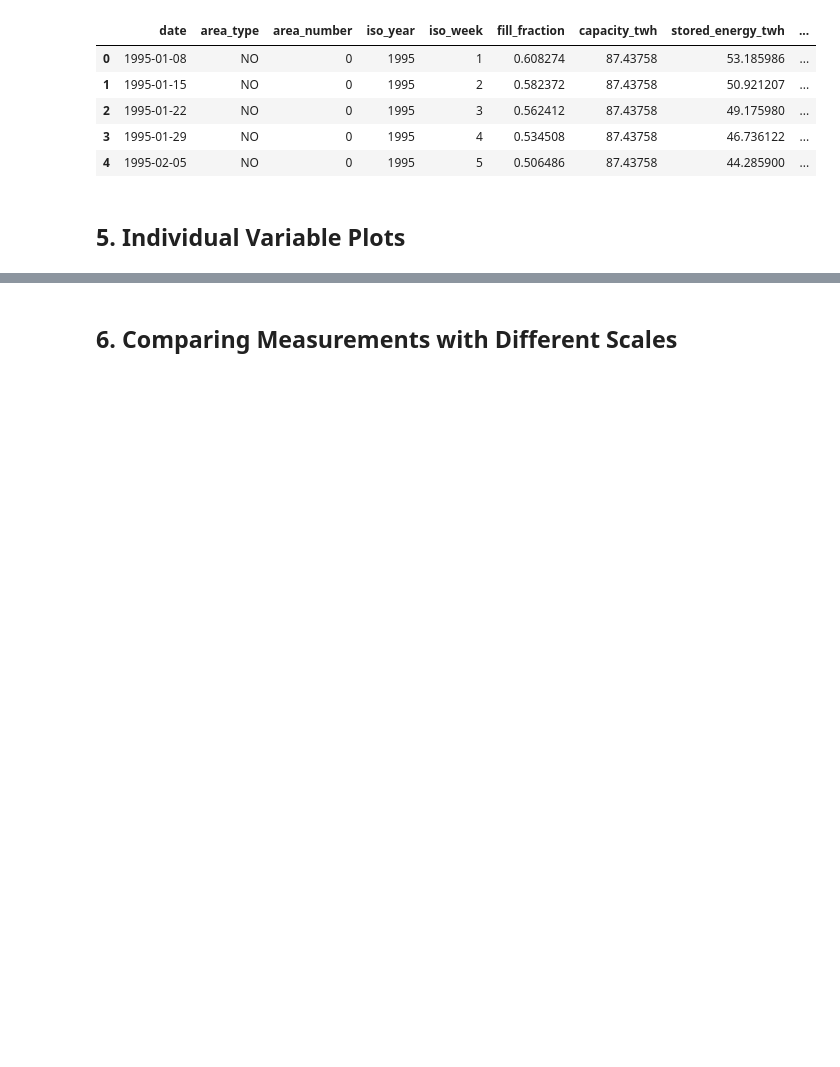
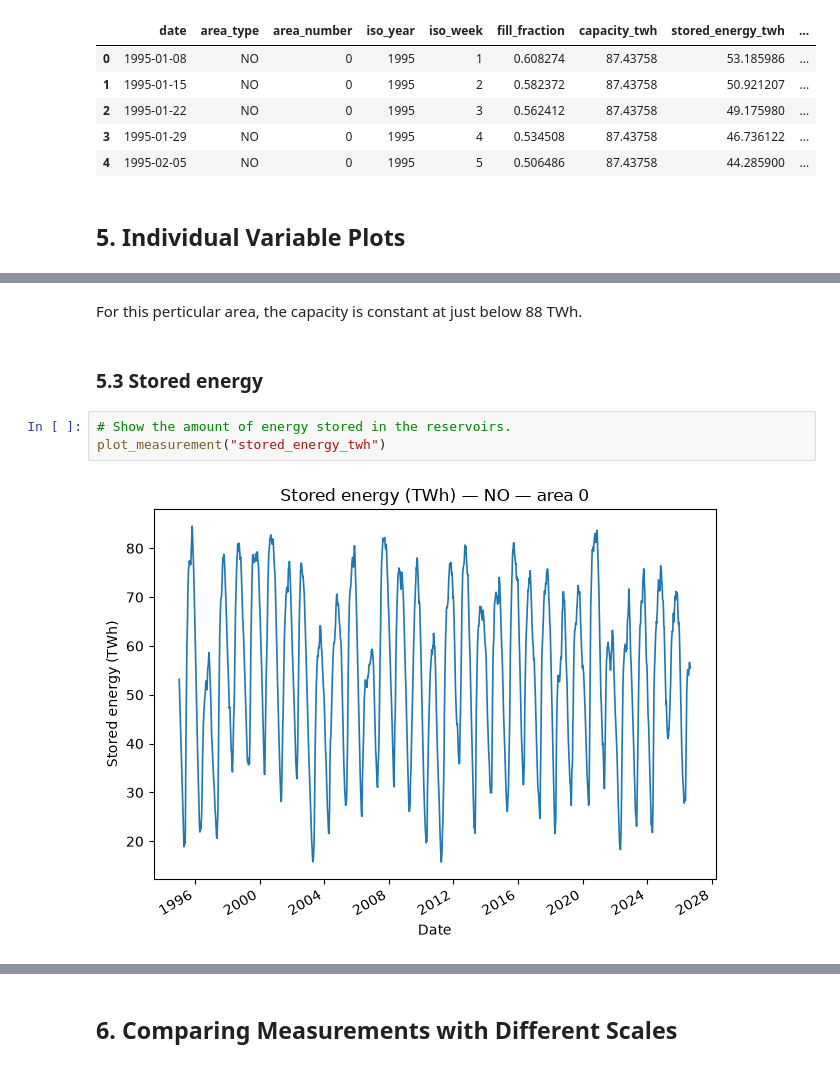
Before and after one commit to IngeGiljeGunnarshaug/ind320-inge-gilje-gunnarshaug, a Jupyter notebook: analysis.ipynb, the cells around one changed output, grey strips where cells are left out. Drawn from its saved outputs; the diff is of its cells as text; blank space fills up the shorter version.

```diff
--- a/analysis.ipynb
+++ b/analysis.ipynb
@@ -381,0 +457,9 @@ Observations: 1,653
+# %% [markdown]
+For this perticular area, the capacity is constant at just below 88 TWh.
+# %% [markdown]
+### 5.3 Stored energy
+# %%
+# Show the amount of energy stored in the reservoirs.
+plot_measurement("stored_energy_twh")
+# %% [output]
+[figure, added]
```
Also changed, not shown: parts of 33 cells of this notebook.
